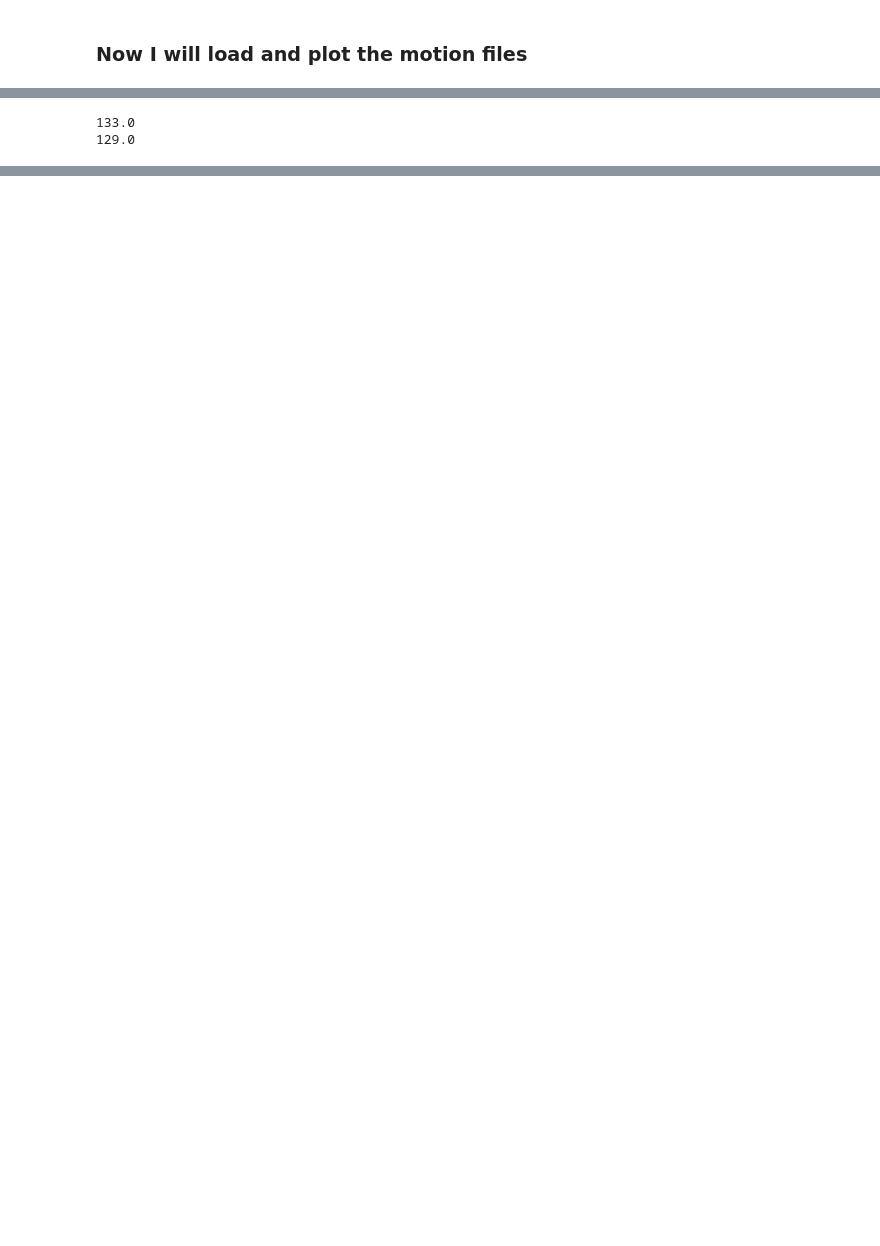
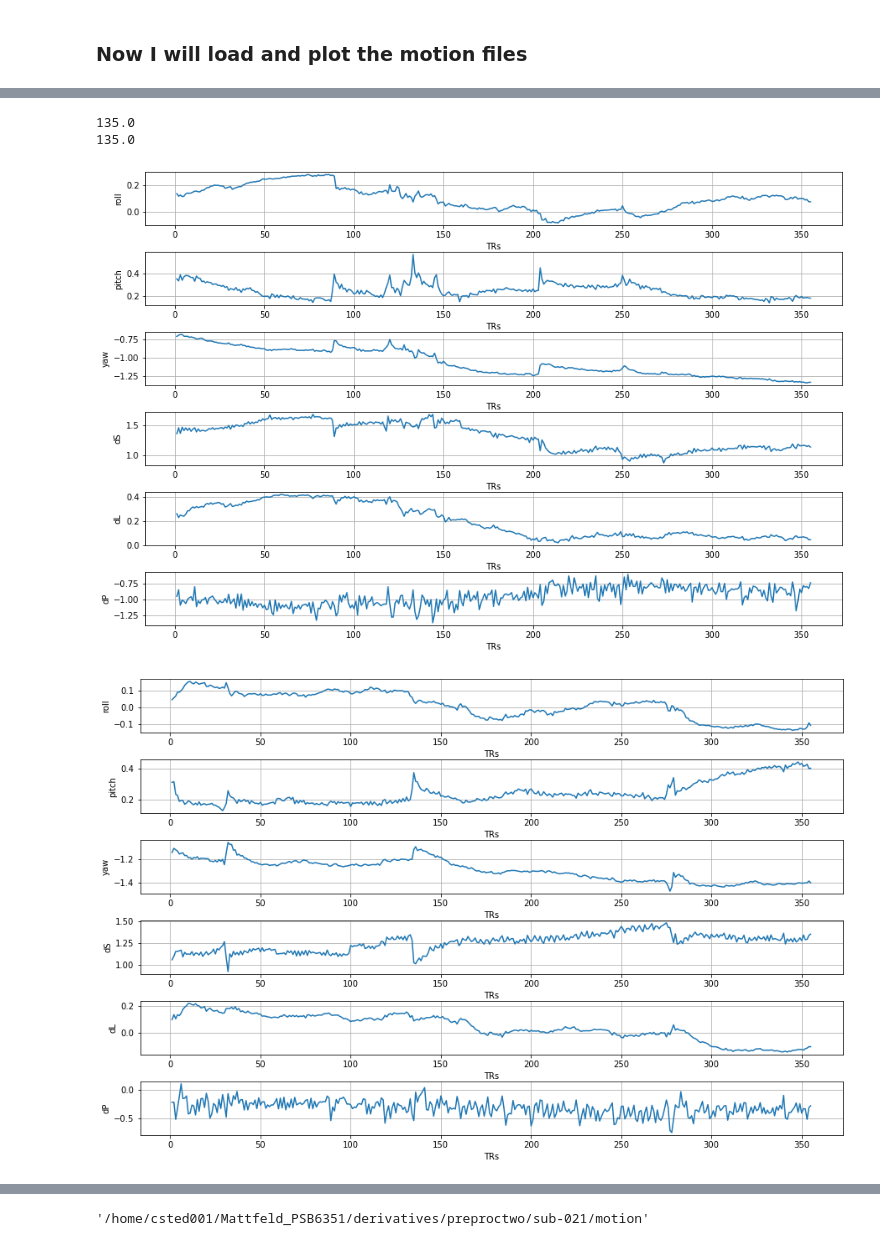
Before and after one commit to alishaloiseau/Mattfeld_PSB6351, a Jupyter notebook: code/conversion/psb6351_preproc.ipynb, the cells around one changed output, grey strips where cells are left out. Drawn from its saved outputs; the diff is of its cells as text; code cells hidden in the pictures; blank space fills up the shorter version.

```diff
--- a/code/conversion/psb6351_preproc.ipynb
+++ b/code/conversion/psb6351_preproc.ipynb
@@ -31,11 +28,11 @@ import matplotlib.pyplot as plt
 ### I next want to get a list of all of my functional files
 # %%
 sid = ['021']
-base_dir = '/home/amattfel/Mattfeld_PSB6351'
-work_dir = '/scratch/classroom/psb6351/amattfel'
-func_dir = os.path.join(base_dir, f'dset/sub-{sid[0]}/func')
-fmap_dir = os.path.join(base_dir, f'dset/sub-{sid[0]}/fmap')
-fs_dir = os.path.join(base_dir, 'derivatives', 'freesurfer')
+base_dir = '/home/csted001/Mattfeld_PSB6351'
+work_dir = '/scratch/classroom/psb6351/csted001/option2'
+func_dir = os.path.join(base_dir, f'dset/sub-{sid[0]}/ses-1/func')
+fmap_dir = os.path.join(base_dir, f'dset/sub-{sid[0]}/ses-1/fmap')
+#fs_dir = os.path.join(base_dir, 'derivatives', 'freesurfer')
 
 # Get a list of my study task json and nifti converted files
 func_json = sorted(glob(func_dir + '/*.json'))
@@ -187,12 +227,38 @@ for curr_mot_file in study_motion_files:
 # %%
 study_motcorr_files = sorted(glob(motion_dir + '/*.nii.gz'))
 study_motcorr_img_data = nb.load(study_motcorr_files[0]).get_fdata()
-study_orig_img_data = nb.load(study_func_files[0]).get_fdata()
+study_orig_img_data = nb.load(func_files[0]).get_fdata()
 
 #test_motcorr_img_data.shape
 
 print(study_motcorr_img_data[50,50,32,50])
 print(study_orig_img_data[50,50,32,50])
 # %% [output]
-133.0
-129.0
+135.0
+135.0
+# %%
+#slice timing 1st, then motion correction
+#why isn't it working now that I've added tshift??
+
+motion_dir_slicefirst = os.path.join(base_dir, f'derivatives/preproctwo/sub-{sid[0]}/motion')
+study_motion_files_slicefirst = sorted(glob(motion_dir_slicefirst + '/*study*_bold_tshift.1D'))
+
+for curr_mot_file in study_motion_files_slicefirst:
+    motion_df_slicefirst = pd.read_csv(curr_mot_file, sep="  ", header=None)
+    motion_df_slicefirst.columns = ['roll', 'pitch', 'yaw', 'dS', 'dL', 'dP']
+
+    num_vols_slicefirst = range(1, len(motion_df_slicefirst)+1)
+    fig, axs_slicefirst = plt.subplots(motion_df_slicefirst.shape[1], 1, figsize = (15, 10))
+    # make a little extra space between the subplots
+    fig.subplots_adjust(hspace=0.5)
+
+    for idx, curr_col in enumerate(motion_df_slicefirst.keys()):
+        axs_slicefirst[idx].plot(num_vols_slicefirst, motion_df_slicefirst[f'{curr_col}'])
+        axs_slicefirst[idx].set_xlabel('TRs')
+        axs_slicefirst[idx].set_ylabel(f'{curr_col}')
+        axs_slicefirst[idx].grid(True)
+
+    plt.show()
+# %% [output]
+[figure, added]
+[figure, added]
@@ -198,0 +267,4 @@ print(study_orig_img_data[50,50,32,50])
+# %%
+motion_dir_slicefirst
+# %% [output]
+'/home/csted001/Mattfeld_PSB6351/derivatives/preproctwo/sub-021/motion'
```
Also changed, not shown: parts of 6 cells of this notebook, 2 other files.
